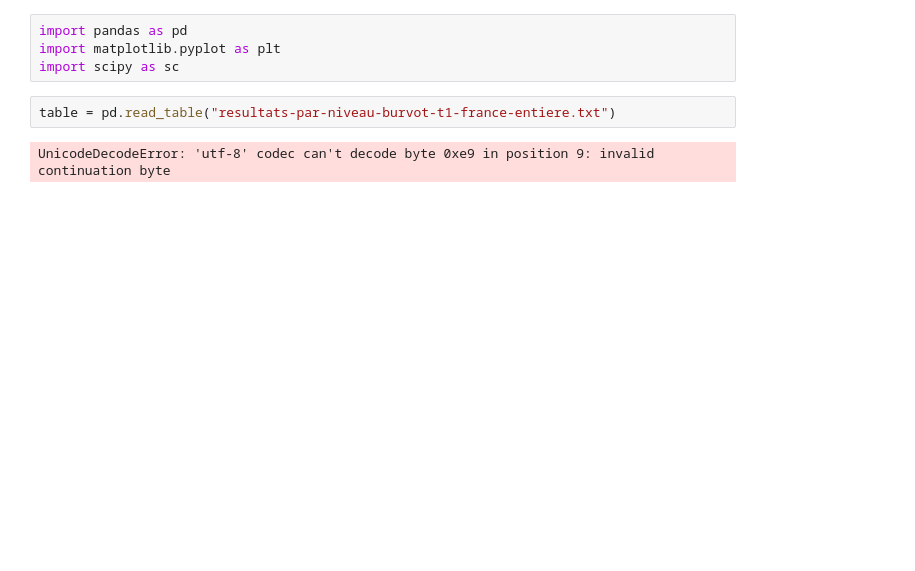
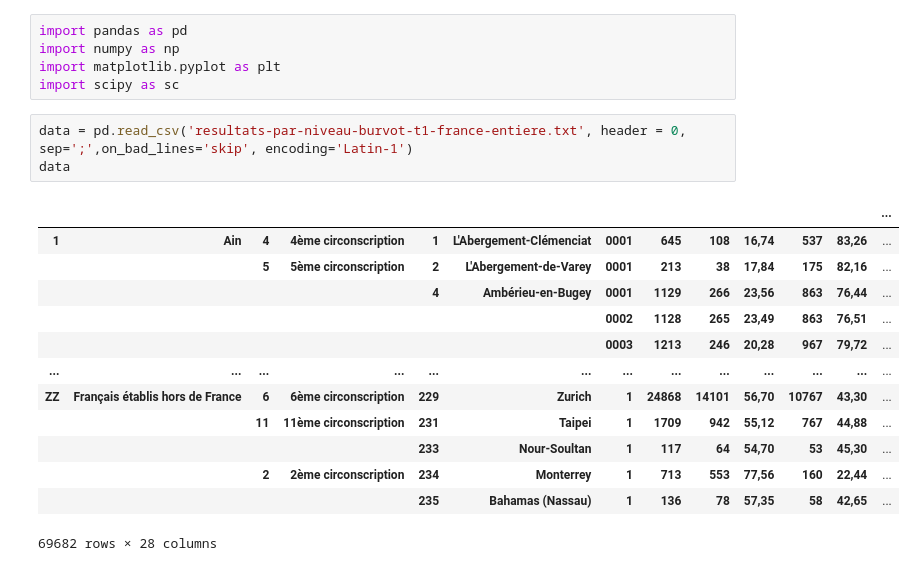
Before and after one commit to BaderEK/AnalyseDeDonnees, a Jupyter notebook: Groupe 2/Groupe 2/rendu.ipynb, the cells around one changed output. Drawn from its saved outputs; the diff is of its cells as text; blank space fills up the shorter version.

```diff
--- a/Groupe 2/Groupe 2/rendu.ipynb
+++ b/Groupe 2/Groupe 2/rendu.ipynb
@@ -1,8 +1,22 @@
 # %%
 import pandas as pd
+import numpy as np
 import matplotlib.pyplot as plt
 import scipy as sc
 # %%
-table = pd.read_table("resultats-par-niveau-burvot-t1-france-entiere.txt")
+data = pd.read_csv('resultats-par-niveau-burvot-t1-france-entiere.txt', header = 0, sep=';',on_bad_lines='skip', encoding='Latin-1')
+data
 # %% [output]
+|  |  |  |  |  |  |  |  |  |  |  |  | ... |
+| 1 | Ain | 4 | 4ème circonscription | 1 | L'Abergement-Clémenciat | 0001 | 645 | 108 | 16,74 | 537 | 83,26 | ... |
+|  |  | 5 | 5ème circonscription | 2 | L'Abergement-de-Varey | 0001 | 213 | 38 | 17,84 | 175 | 82,16 | ... |
+|  |  |  |  | 4 | Ambérieu-en-Bugey | 0001 | 1129 | 266 | 23,56 | 863 | 76,44 | ... |
+|  |  |  |  |  |  | 0002 | 1128 | 265 | 23,49 | 863 | 76,51 | ... |
+|  |  |  |  |  |  | 0003 | 1213 | 246 | 20,28 | 967 | 79,72 | ... |
+| ... | ... | ... | ... | ... | ... | ... | ... | ... | ... | ... | ... | ... |
+| ZZ | Français établis hors de France | 6 | 6ème circonscription | 229 | Zurich | 1 | 24868 | 14101 | 56,70 | 10767 | 43,30 | ... |
+|  |  | 11 | 11ème circonscription | 231 | Taipei | 1 | 1709 | 942 | 55,12 | 767 | 44,88 | ... |
+|  |  |  |  | 233 | Nour-Soultan | 1 | 117 | 64 | 54,70 | 53 | 45,30 | ... |
+|  |  | 2 | 2ème circonscription | 234 | Monterrey | 1 | 713 | 553 | 77,56 | 160 | 22,44 | ... |
+|  |  |  |  | 235 | Bahamas (Nassau) | 1 | 136 | 78 | 57,35 | 58 | 42,65 | ... |
-UnicodeDecodeError: 'utf-8' codec can't decode byte 0xe9 in position 9: invalid continuation byte
+69682 rows × 28 columns
```
Also changed, not shown: 25 other files.
